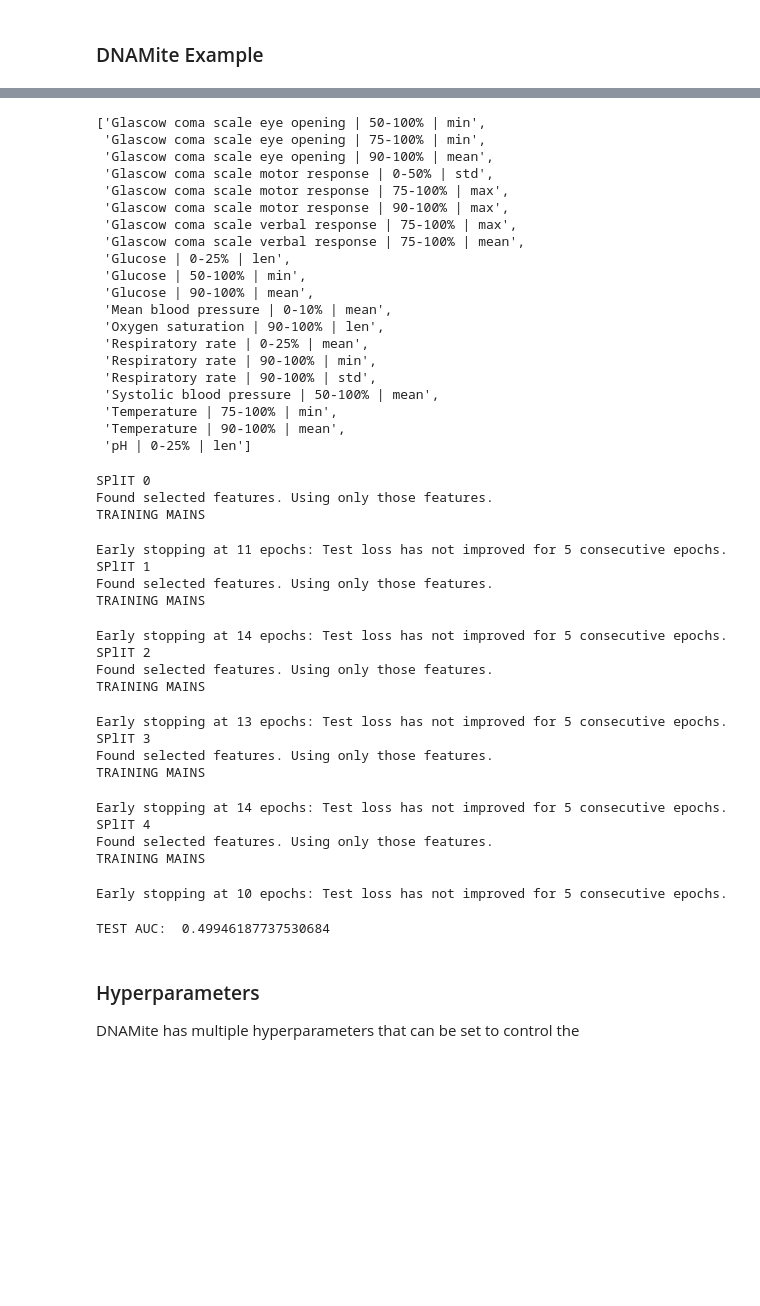
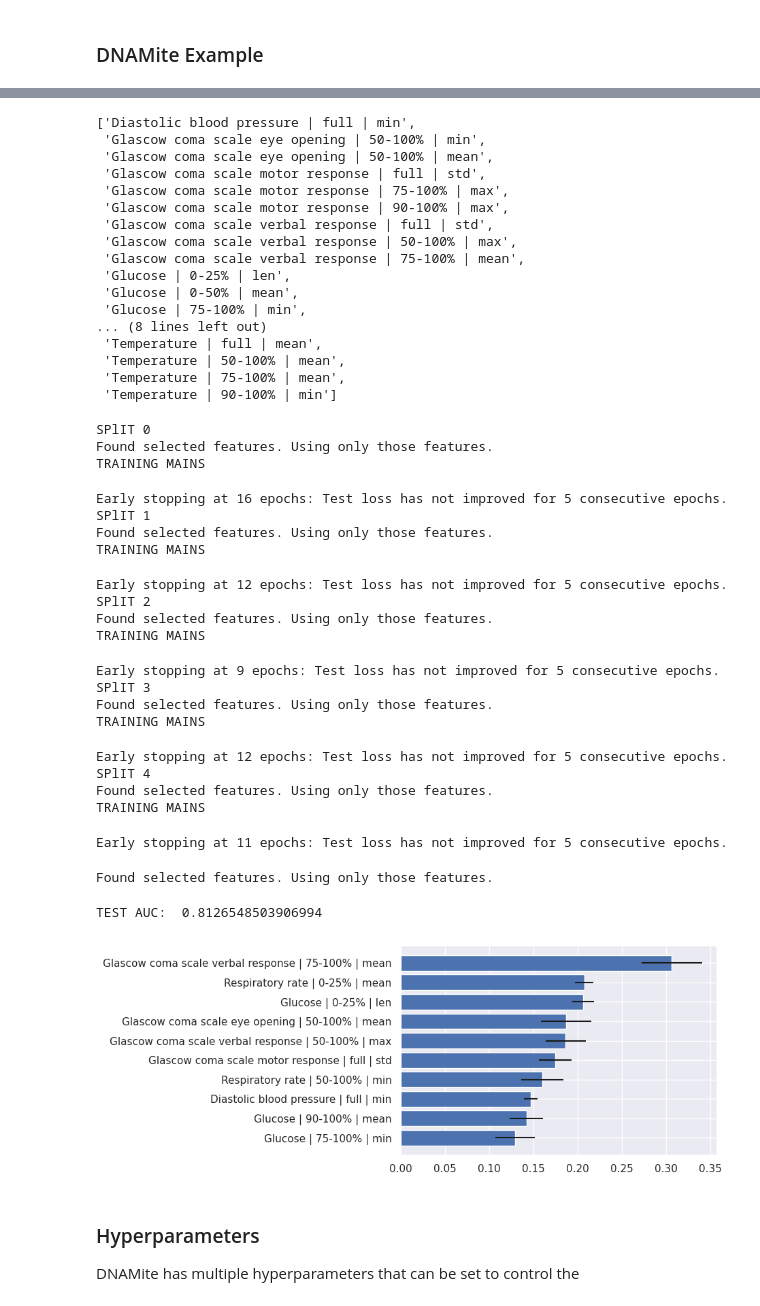
Before and after one commit to udellgroup/dnamite, a Jupyter notebook: docs/source/notebooks/user_guides/feature_selection.ipynb, the cells around one changed output, grey strips where cells are left out. Saved outputs shown, nothing was run; the diff lists cells and outputs as text; code cells hidden in the pictures; blank space fills up the shorter version.

Commit message:
Updated to feature selection notebook

```diff
--- a/docs/source/notebooks/user_guides/feature_selection.ipynb
+++ b/docs/source/notebooks/user_guides/feature_selection.ipynb
@@ -58,11 +62,11 @@ TEST AUC:  0.8468704806107692
 # %%
-model = DNAMiteBinaryClassifier(
+model_sparse = DNAMiteBinaryClassifier(
     n_features=X_train.shape[1],
     device=device,
     fit_pairs=False,
-    reg_param=0.008,
+    reg_param=0.005,
     gamma=0.1
 )
-model.select_features(X_train, y_train)
+model_sparse.select_features(X_train, y_train)
 # %% [output]
 Discretizing features...
@@ -81,53 +85,55 @@ Epoch 11 | Train loss: 0.312 | Test loss: 0.334 | Active features: 21
 # %%
-model.selected_feats
+model_sparse.selected_feats
 # %% [output]
-['Glascow coma scale eye opening | 50-100% | min',
- 'Glascow coma scale eye opening | 75-100% | min',
- 'Glascow coma scale eye opening | 90-100% | mean',
- 'Glascow coma scale motor response | 0-50% | std',
+['Diastolic blood pressure | full | min',
+ 'Glascow coma scale eye opening | 50-100% | min',
+ 'Glascow coma scale eye opening | 50-100% | mean',
+ 'Glascow coma scale motor response | full | std',
  'Glascow coma scale motor response | 75-100% | max',
  'Glascow coma scale motor response | 90-100% | max',
- 'Glascow coma scale verbal response | 75-100% | max',
+ 'Glascow coma scale verbal response | full | std',
+ 'Glascow coma scale verbal response | 50-100% | max',
  'Glascow coma scale verbal response | 75-100% | mean',
  'Glucose | 0-25% | len',
- 'Glucose | 50-100% | min',
- 'Glucose | 90-100% | mean',
- 'Mean blood pressure | 0-10% | mean',
- 'Oxygen saturation | 90-100% | len',
- 'Respiratory rate | 0-25% | mean',
- 'Respiratory rate | 90-100% | min',
- 'Respiratory rate | 90-100% | std',
- 'Systolic blood pressure | 50-100% | mean',
- 'Temperature | 75-100% | min',
- 'Temperature | 90-100% | mean',
- 'pH | 0-25% | len']
+ 'Glucose | 0-50% | mean',
+ 'Glucose | 75-100% | min',
+... (8 lines left out)
+ 'Temperature | full | mean',
+ 'Temperature | 50-100% | mean',
+ 'Temperature | 75-100% | mean',
+ 'Temperature | 90-100% | min']
 # %%
-model.fit(X_train, y_train)
+model_sparse.fit(X_train, y_train)
 # %% [output]
 SPlIT 0
 Found selected features. Using only those features.
 TRAINING MAINS
-Early stopping at 11 epochs: Test loss has not improved for 5 consecutive epochs.
+Early stopping at 16 epochs: Test loss has not improved for 5 consecutive epochs.
 SPlIT 1
 Found selected features. Using only those features.
 TRAINING MAINS
-Early stopping at 14 epochs: Test loss has not improved for 5 consecutive epochs.
+Early stopping at 12 epochs: Test loss has not improved for 5 consecutive epochs.
 SPlIT 2
 Found selected features. Using only those features.
 TRAINING MAINS
-Early stopping at 13 epochs: Test loss has not improved for 5 consecutive epochs.
+Early stopping at 9 epochs: Test loss has not improved for 5 consecutive epochs.
 SPlIT 3
 Found selected features. Using only those features.
 TRAINING MAINS
-Early stopping at 14 epochs: Test loss has not improved for 5 consecutive epochs.
+Early stopping at 12 epochs: Test loss has not improved for 5 consecutive epochs.
 SPlIT 4
 Found selected features. Using only those features.
 TRAINING MAINS
-Early stopping at 10 epochs: Test loss has not improved for 5 consecutive epochs.
+Early stopping at 11 epochs: Test loss has not improved for 5 consecutive epochs.
 # %%
-print("TEST AUC: ", roc_auc_score(y_test, model.predict_proba(X_test)))
+print("TEST AUC: ", roc_auc_score(y_test, model_sparse.predict_proba(X_test)))
 # %% [output]
-TEST AUC:  0.49946187737530684
+Found selected features. Using only those features.
+TEST AUC:  0.8126548503906994
+# %%
+model_sparse.plot_feature_importances()
+# %% [output]
+[figure, added]
 # %% [markdown]
 ### Hyperparameters
 
```
Also changed, not shown: parts of 4 cells of this notebook, 2 other files.
